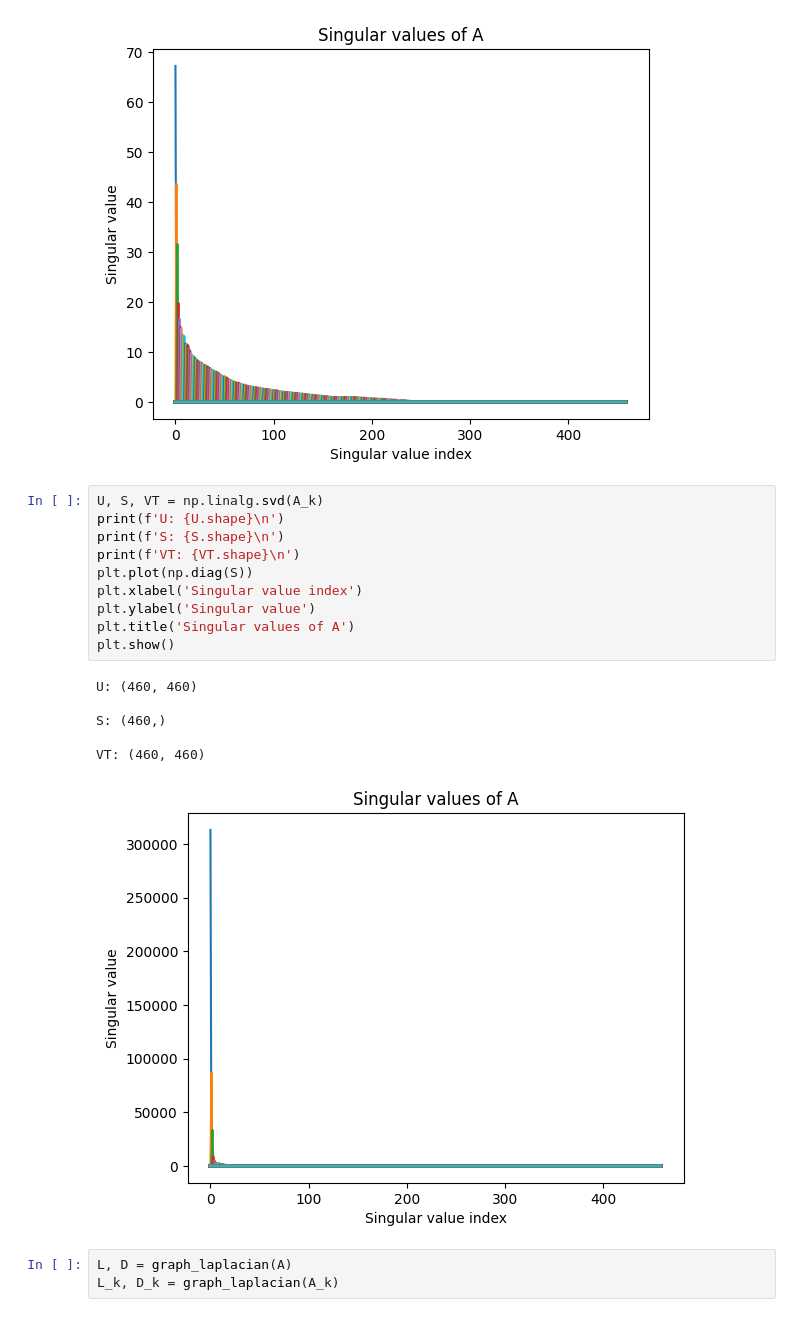
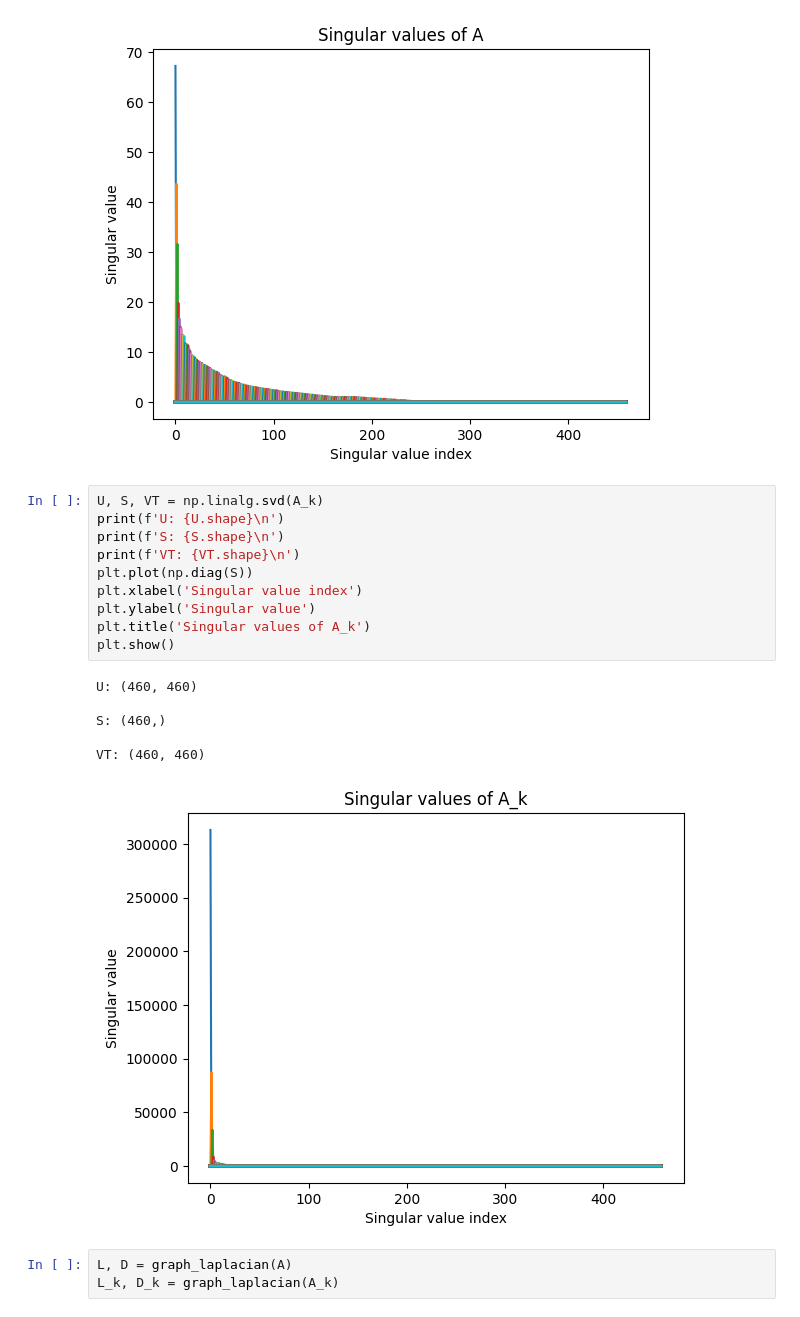
Before and after one commit to danielpatrickhug/Instruction_Kernels, a Jupyter notebook: github_repo_parser.ipynb, the cells around one changed output. Saved outputs shown, nothing was run; the diff lists cells and outputs as text.

```diff
--- a/github_repo_parser.ipynb
+++ b/github_repo_parser.ipynb
@@ -587,20 +587,20 @@ VT: (460, 460)
 # %%
 U, S, VT = np.linalg.svd(A_k)
 print(f'U: {U.shape}\n')
 print(f'S: {S.shape}\n')
 print(f'VT: {VT.shape}\n')
 plt.plot(np.diag(S))
 plt.xlabel('Singular value index')
 plt.ylabel('Singular value')
-plt.title('Singular values of A')
+plt.title('Singular values of A_k')
 plt.show()
 # %% [output]
 U: (460, 460)
 
 S: (460,)
 
 VT: (460, 460)
-[figure, old version]
+[figure, new version]
 # %%
 L, D = graph_laplacian(A)
 L_k, D_k = graph_laplacian(A_k)
```
Also changed, not shown: parts of 5 cells of this notebook.
